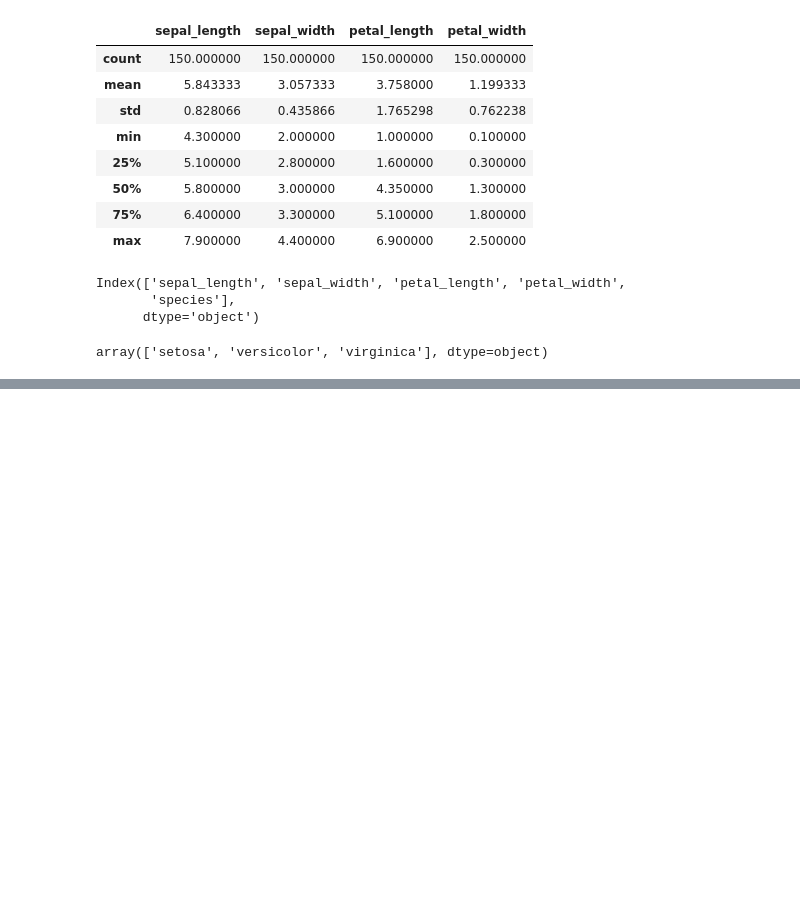
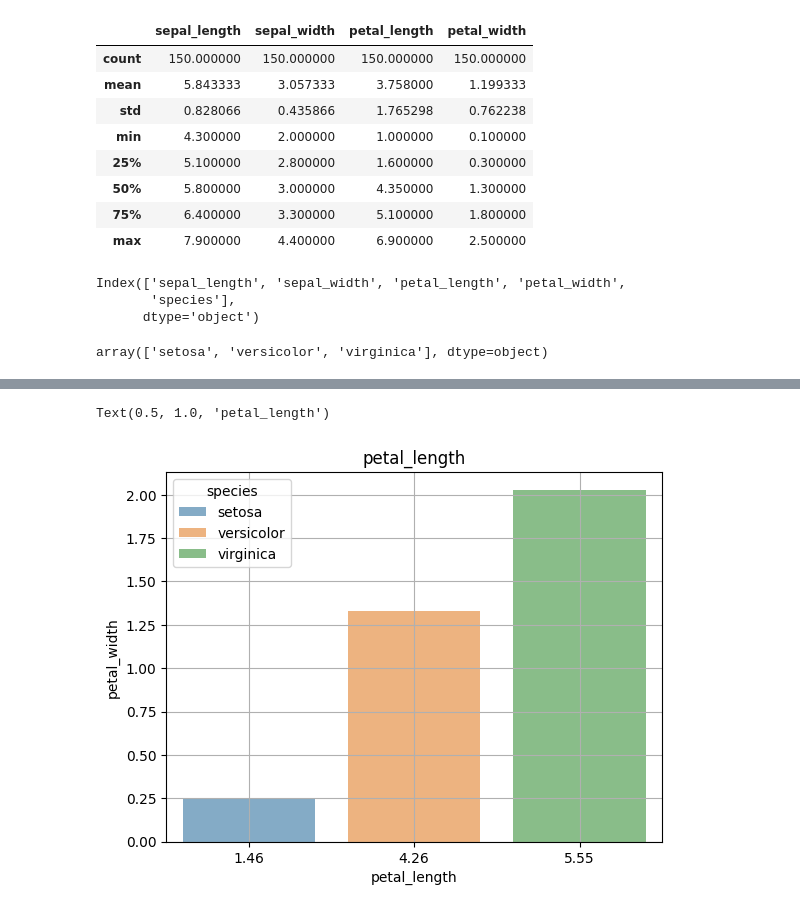
Before and after one commit to utkuseyithanoglu/utkuvisualization-exercises-with-matplot-and-seaborn, a Jupyter notebook: notebook/trying_some_work.ipynb, the cells around one changed output, grey strips where cells are left out. Cells and saved outputs as stored; diff of their text form; code cells hidden in the pictures; blank space fills up the shorter version.

```diff
--- a/notebook/trying_some_work.ipynb
+++ b/notebook/trying_some_work.ipynb
@@ -74,0 +90,9 @@ plt.grid()
+# %%
+plt.Figure(figsize=(10,5))
+sns.barplot(data=a,x='petal_length',y='petal_width',alpha=0.6,hue='species')
+plt.grid()
+plt.xlabel="p"
+plt.title("petal_length")
+# %% [output]
+Text(0.5, 1.0, 'petal_length')
+[figure, added]
```
Also changed, not shown: parts of 5 cells of this notebook.
